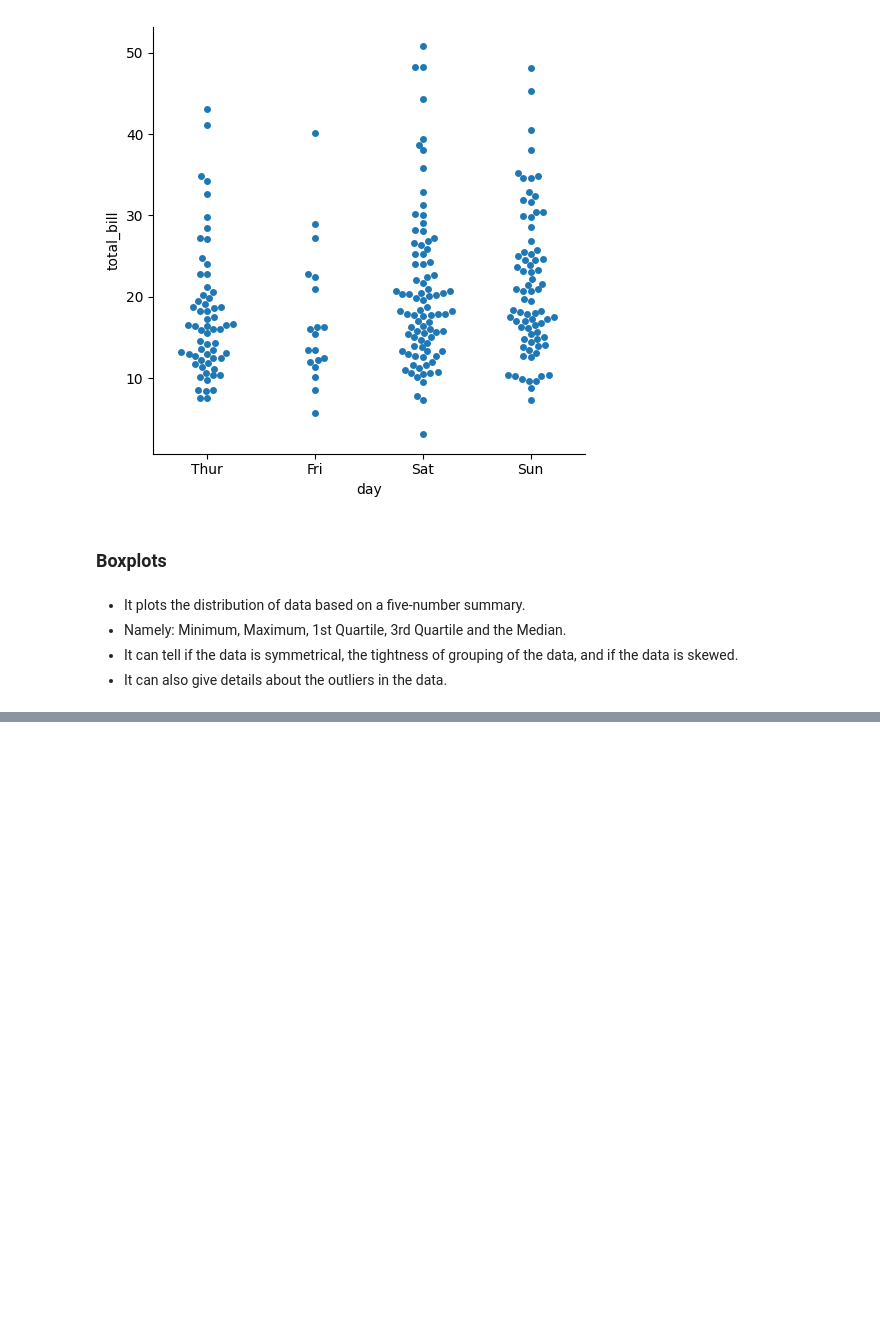
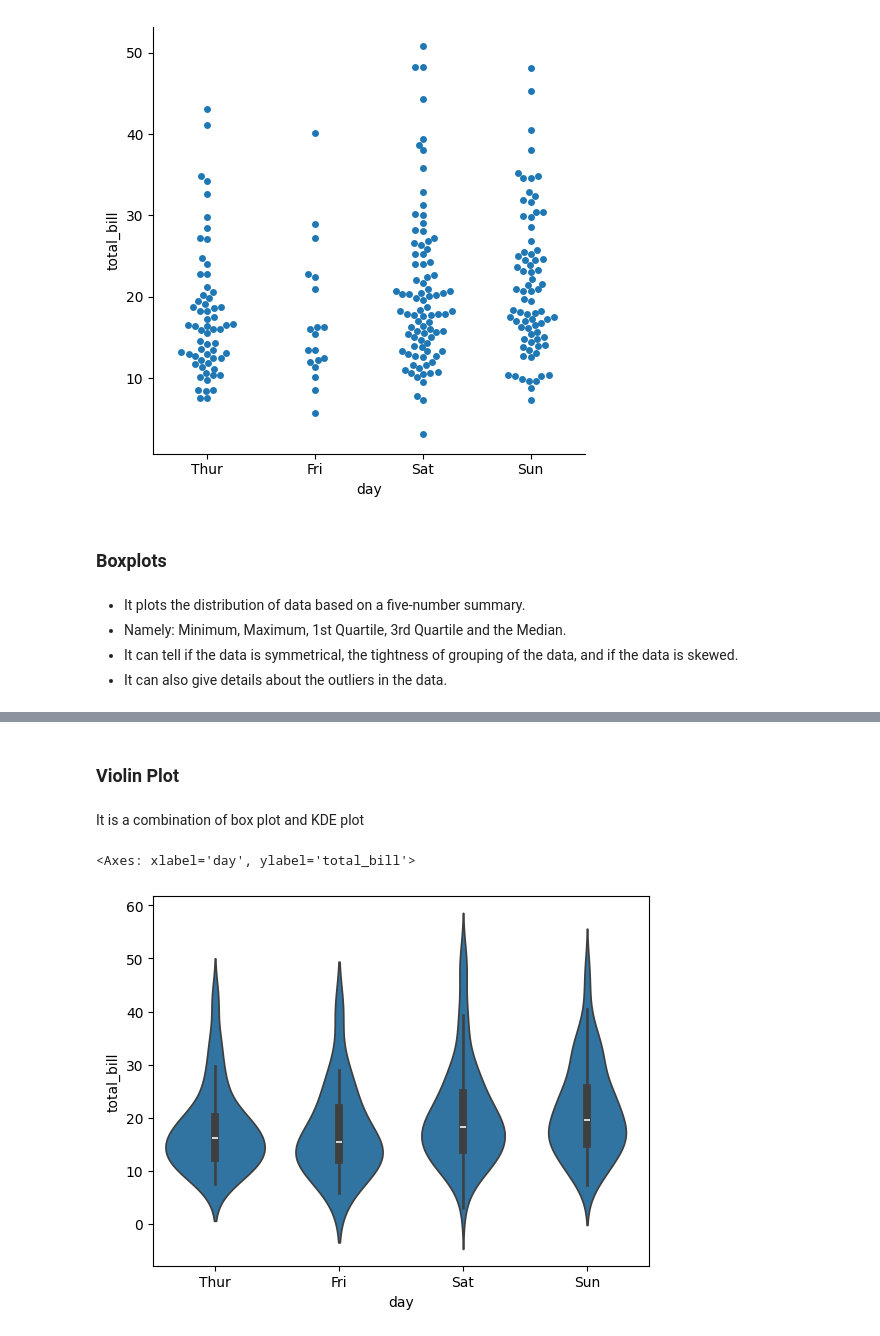
Before and after one commit to SajalK326/Python-Libraries-Fundamentals, a Jupyter notebook: Seaborn_tutorial/seaborn_tutorial.ipynb, the cells around one changed output, grey strips where cells are left out. Cells and saved outputs as stored; diff of their text form; code cells hidden in the pictures; blank space fills up the shorter version.

```diff
--- a/Seaborn_tutorial/seaborn_tutorial.ipynb
+++ b/Seaborn_tutorial/seaborn_tutorial.ipynb
@@ -447,0 +456,9 @@ sns.catplot(data=tips, x='day', y='total_bill', kind='box')
+# %% [markdown]
+<h3>Violin Plot
+# %% [markdown]
+It is a combination of box plot and KDE plot
+# %%
+sns.violinplot(data=tips, x='day', y='total_bill')
+# %% [output]
+<Axes: xlabel='day', ylabel='total_bill'>
+[figure, added]
```
Also changed, not shown: parts of 47 cells of this notebook.
